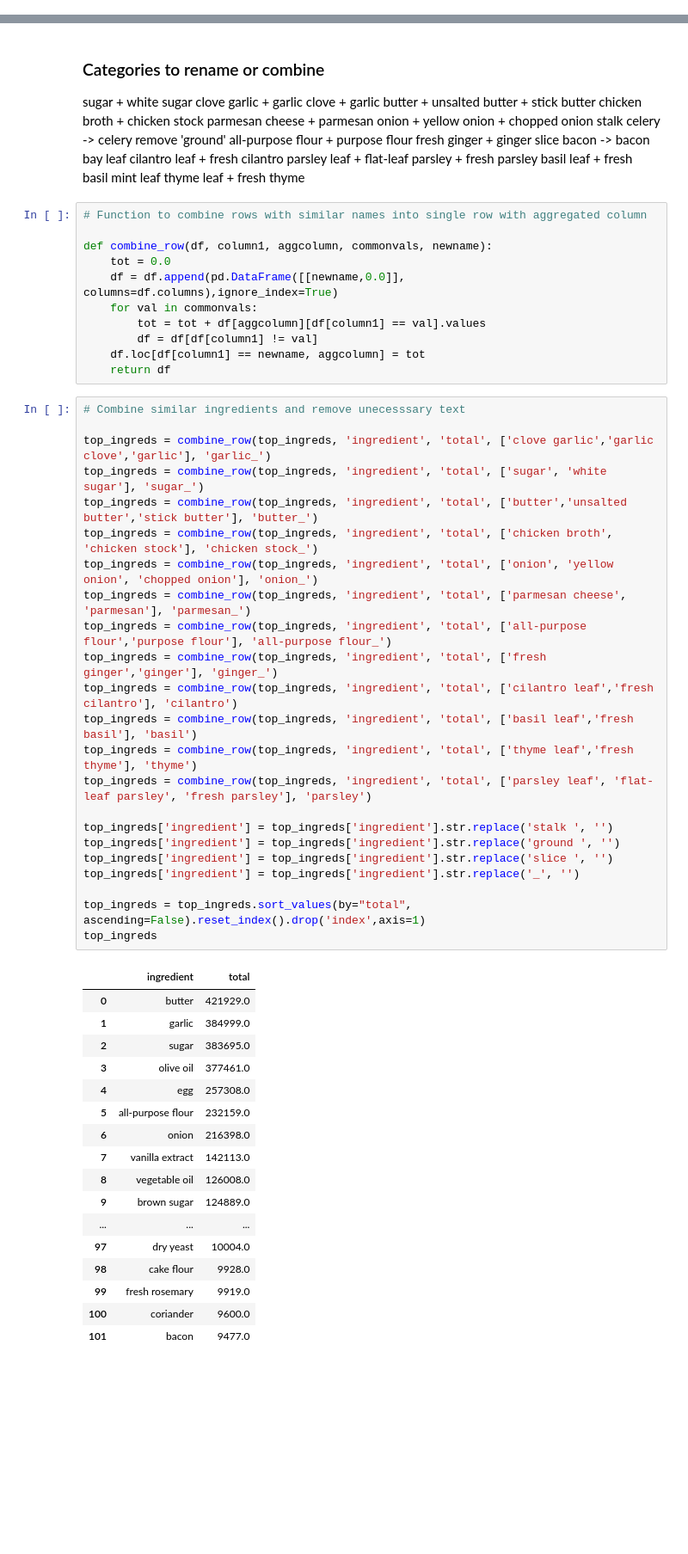
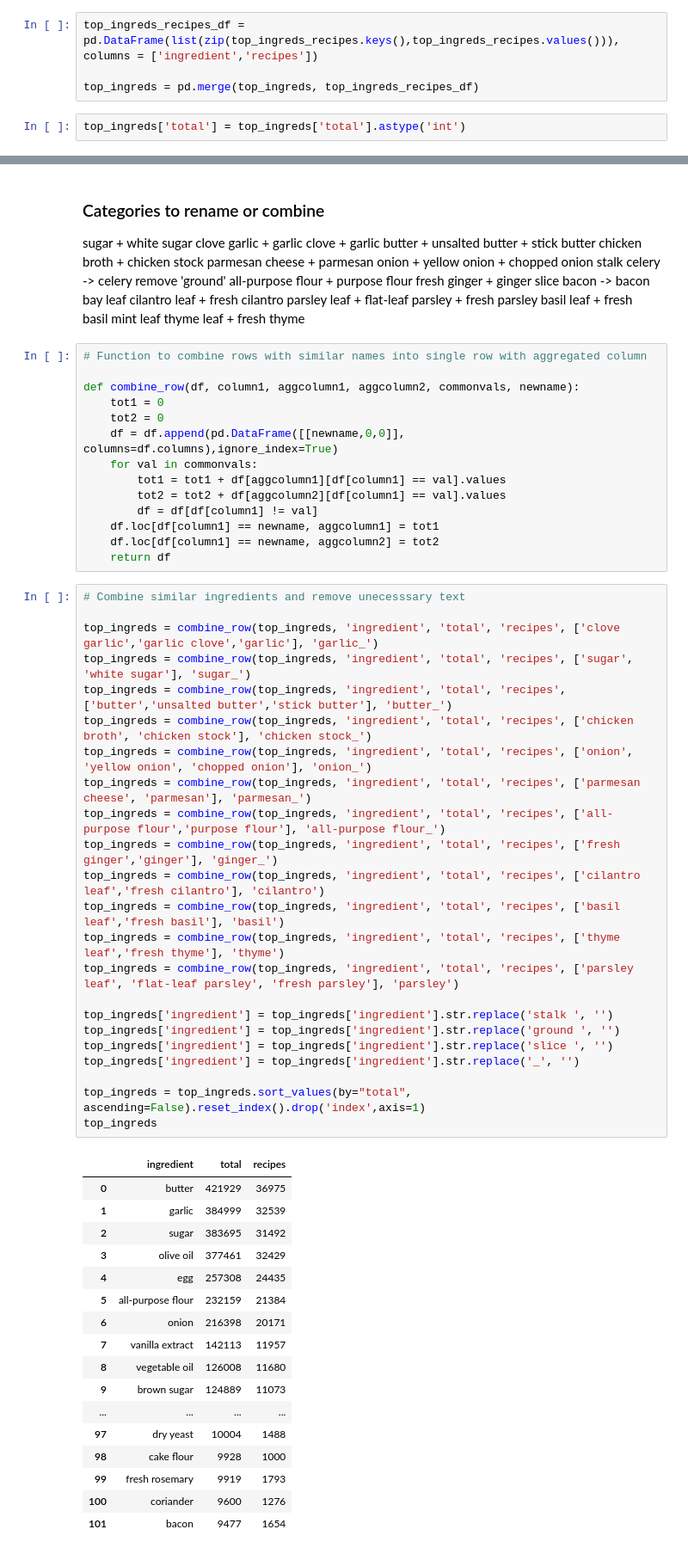
Before and after one commit to finnqiao/recipe_network, a Jupyter notebook: network_data_reshape.ipynb, the cells around one changed output, grey strips where cells are left out. Shown at 86% size. Drawn from its saved outputs; the diff is of its cells as text; blank space fills up the shorter version.

Commit message:
grouped recipe count

```diff
--- a/network_data_reshape.ipynb
+++ b/network_data_reshape.ipynb
@@ -268,0 +300,6 @@ filtered_combinations_df.shape
+# %%
+top_ingreds_recipes_df = pd.DataFrame(list(zip(top_ingreds_recipes.keys(),top_ingreds_recipes.values())), columns = ['ingredient','recipes'])
+
+top_ingreds = pd.merge(top_ingreds, top_ingreds_recipes_df)
+# %%
+top_ingreds['total'] = top_ingreds['total'].astype('int')
@@ -289,52 +335,55 @@ thyme leaf + fresh thyme
 # %%
 # Function to combine rows with similar names into single row with aggregated column
 
-def combine_row(df, column1, aggcolumn, commonvals, newname):
-    tot = 0.0
-    df = df.append(pd.DataFrame([[newname,0.0]], columns=df.columns),ignore_index=True)
+def combine_row(df, column1, aggcolumn1, aggcolumn2, commonvals, newname):
+    tot1 = 0
+    tot2 = 0
+    df = df.append(pd.DataFrame([[newname,0,0]], columns=df.columns),ignore_index=True)
     for val in commonvals:
-        tot = tot + df[aggcolumn][df[column1] == val].values
+        tot1 = tot1 + df[aggcolumn1][df[column1] == val].values
+        tot2 = tot2 + df[aggcolumn2][df[column1] == val].values
         df = df[df[column1] != val]
-    df.loc[df[column1] == newname, aggcolumn] = tot
+    df.loc[df[column1] == newname, aggcolumn1] = tot1
+    df.loc[df[column1] == newname, aggcolumn2] = tot2
     return df
 # %%
 # Combine similar ingredients and remove unecesssary text
 
-top_ingreds = combine_row(top_ingreds, 'ingredient', 'total', ['clove garlic','garlic clove','garlic'], 'garlic_')
-top_ingreds = combine_row(top_ingreds, 'ingredient', 'total', ['sugar', 'white sugar'], 'sugar_')
-top_ingreds = combine_row(top_ingreds, 'ingredient', 'total', ['butter','unsalted butter','stick butter'], 'butter_')
-top_ingreds = combine_row(top_ingreds, 'ingredient', 'total', ['chicken broth', 'chicken stock'], 'chicken stock_')
-top_ingreds = combine_row(top_ingreds, 'ingredient', 'total', ['onion', 'yellow onion', 'chopped onion'], 'onion_')
-top_ingreds = combine_row(top_ingreds, 'ingredient', 'total', ['parmesan cheese', 'parmesan'], 'parmesan_')
-top_ingreds = combine_row(top_ingreds, 'ingredient', 'total', ['all-purpose flour','purpose flour'], 'all-purpose flour_')
-top_ingreds = combine_row(top_ingreds, 'ingredient', 'total', ['fresh ginger','ginger'], 'ginger_')
-top_ingreds = combine_row(top_ingreds, 'ingredient', 'total', ['cilantro leaf','fresh cilantro'], 'cilantro')
-top_ingreds = combine_row(top_ingreds, 'ingredient', 'total', ['basil leaf','fresh basil'], 'basil')
-top_ingreds = combine_row(top_ingreds, 'ingredient', 'total', ['thyme leaf','fresh thyme'], 'thyme')
-top_ingreds = combine_row(top_ingreds, 'ingredient', 'total', ['parsley leaf', 'flat-leaf parsley', 'fresh parsley'], 'parsley')
+top_ingreds = combine_row(top_ingreds, 'ingredient', 'total', 'recipes', ['clove garlic','garlic clove','garlic'], 'garlic_')
+top_ingreds = combine_row(top_ingreds, 'ingredient', 'total', 'recipes', ['sugar', 'white sugar'], 'sugar_')
+top_ingreds = combine_row(top_ingreds, 'ingredient', 'total', 'recipes', ['butter','unsalted butter','stick butter'], 'butter_')
+top_ingreds = combine_row(top_ingreds, 'ingredient', 'total', 'recipes', ['chicken broth', 'chicken stock'], 'chicken stock_')
+top_ingreds = combine_row(top_ingreds, 'ingredient', 'total', 'recipes', ['onion', 'yellow onion', 'chopped onion'], 'onion_')
+top_ingreds = combine_row(top_ingreds, 'ingredient', 'total', 'recipes', ['parmesan cheese', 'parmesan'], 'parmesan_')
+top_ingreds = combine_row(top_ingreds, 'ingredient', 'total', 'recipes', ['all-purpose flour','purpose flour'], 'all-purpose flour_')
+top_ingreds = combine_row(top_ingreds, 'ingredient', 'total', 'recipes', ['fresh ginger','ginger'], 'ginger_')
+top_ingreds = combine_row(top_ingreds, 'ingredient', 'total', 'recipes', ['cilantro leaf','fresh cilantro'], 'cilantro')
+top_ingreds = combine_row(top_ingreds, 'ingredient', 'total', 'recipes', ['basil leaf','fresh basil'], 'basil')
+top_ingreds = combine_row(top_ingreds, 'ingredient', 'total', 'recipes', ['thyme leaf','fresh thyme'], 'thyme')
+top_ingreds = combine_row(top_ingreds, 'ingredient', 'total', 'recipes', ['parsley leaf', 'flat-leaf parsley', 'fresh parsley'], 'parsley')
 
 top_ingreds['ingredient'] = top_ingreds['ingredient'].str.replace('stalk ', '')
 top_ingreds['ingredient'] = top_ingreds['ingredient'].str.replace('ground ', '')
 top_ingreds['ingredient'] = top_ingreds['ingredient'].str.replace('slice ', '')
 top_ingreds['ingredient'] = top_ingreds['ingredient'].str.replace('_', '')
 
 top_ingreds = top_ingreds.sort_values(by="total", ascending=False).reset_index().drop('index',axis=1)
 top_ingreds
 # %% [output]
-|  | ingredient | total |
-| 0 | butter | 421929.0 |
-| 1 | garlic | 384999.0 |
-| 2 | sugar | 383695.0 |
-| 3 | olive oil | 377461.0 |
-| 4 | egg | 257308.0 |
-| 5 | all-purpose flour | 232159.0 |
-| 6 | onion | 216398.0 |
-| 7 | vanilla extract | 142113.0 |
-| 8 | vegetable oil | 126008.0 |
-| 9 | brown sugar | 124889.0 |
-| ... | ... | ... |
-| 97 | dry yeast | 10004.0 |
-| 98 | cake flour | 9928.0 |
-| 99 | fresh rosemary | 9919.0 |
-| 100 | coriander | 9600.0 |
-| 101 | bacon | 9477.0 |
+|  | ingredient | total | recipes |
+| 0 | butter | 421929 | 36975 |
+| 1 | garlic | 384999 | 32539 |
+| 2 | sugar | 383695 | 31492 |
+| 3 | olive oil | 377461 | 32429 |
+| 4 | egg | 257308 | 24435 |
+| 5 | all-purpose flour | 232159 | 21384 |
+| 6 | onion | 216398 | 20171 |
+| 7 | vanilla extract | 142113 | 11957 |
+| 8 | vegetable oil | 126008 | 11680 |
+| 9 | brown sugar | 124889 | 11073 |
+| ... | ... | ... | ... |
+| 97 | dry yeast | 10004 | 1488 |
+| 98 | cake flour | 9928 | 1000 |
+| 99 | fresh rosemary | 9919 | 1793 |
+| 100 | coriander | 9600 | 1276 |
+| 101 | bacon | 9477 | 1654 |
```
Also changed, not shown: parts of 7 cells of this notebook, 1 other file.
